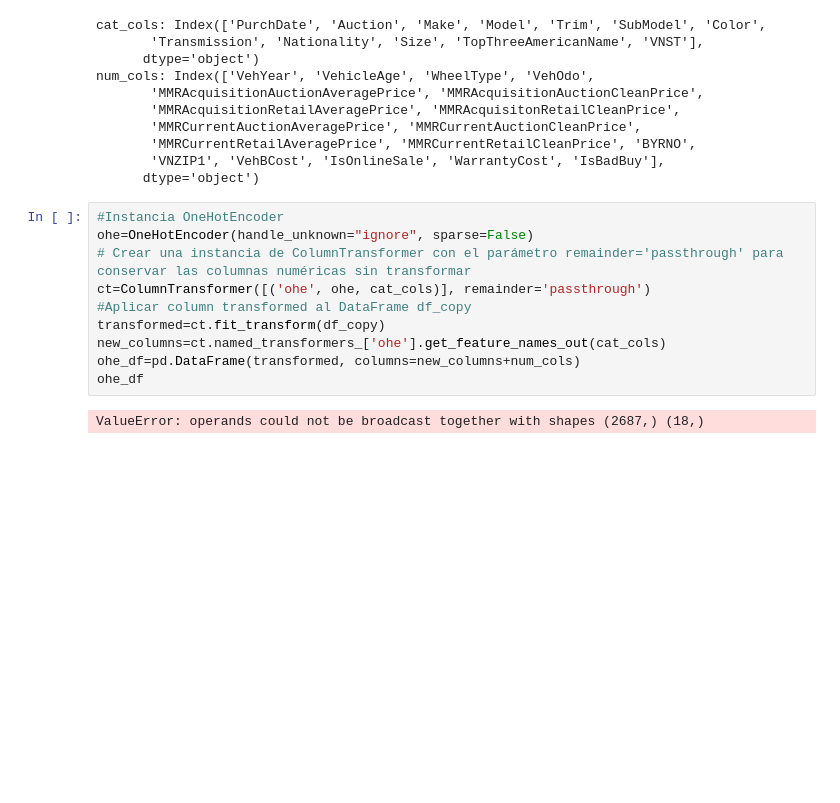
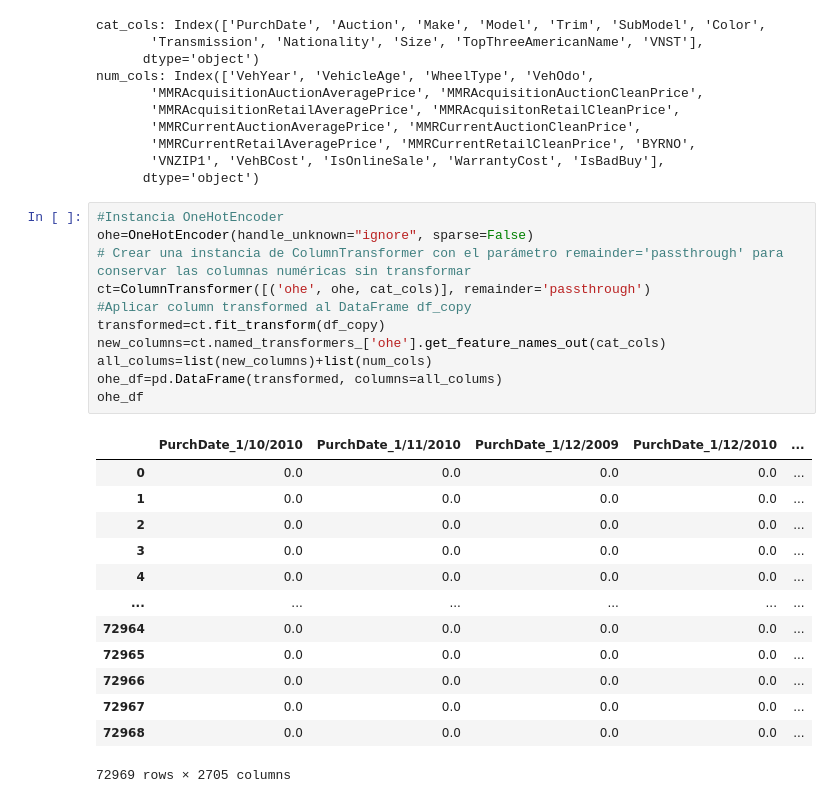
Before and after one commit to SantiagoDrckr/Carvana-Data-science, a Jupyter notebook: Carvana.ipynb, the cells around one changed output. Drawn from its saved outputs; the diff is of its cells as text; blank space fills up the shorter version.

```diff
--- a/Carvana.ipynb
+++ b/Carvana.ipynb
@@ -458,12 +458,25 @@ num_cols: Index(['VehYear', 'VehicleAge', 'WheelType', 'VehOdo',
 # %%
 #Instancia OneHotEncoder
 ohe=OneHotEncoder(handle_unknown="ignore", sparse=False)
 # Crear una instancia de ColumnTransformer con el parámetro remainder='passthrough' para conservar las columnas numéricas sin transformar
 ct=ColumnTransformer([('ohe', ohe, cat_cols)], remainder='passthrough')
 #Aplicar column transformed al DataFrame df_copy
 transformed=ct.fit_transform(df_copy)
 new_columns=ct.named_transformers_['ohe'].get_feature_names_out(cat_cols)
-ohe_df=pd.DataFrame(transformed, columns=new_columns+num_cols)
+all_colums=list(new_columns)+list(num_cols)
+ohe_df=pd.DataFrame(transformed, columns=all_colums)
 ohe_df
 # %% [output]
+|  | PurchDate_1/10/2010 | PurchDate_1/11/2010 | PurchDate_1/12/2009 | PurchDate_1/12/2010 | ... |
+| 0 | 0.0 | 0.0 | 0.0 | 0.0 | ... |
+| 1 | 0.0 | 0.0 | 0.0 | 0.0 | ... |
+| 2 | 0.0 | 0.0 | 0.0 | 0.0 | ... |
+| 3 | 0.0 | 0.0 | 0.0 | 0.0 | ... |
+| 4 | 0.0 | 0.0 | 0.0 | 0.0 | ... |
+| ... | ... | ... | ... | ... | ... |
+| 72964 | 0.0 | 0.0 | 0.0 | 0.0 | ... |
+| 72965 | 0.0 | 0.0 | 0.0 | 0.0 | ... |
+| 72966 | 0.0 | 0.0 | 0.0 | 0.0 | ... |
+| 72967 | 0.0 | 0.0 | 0.0 | 0.0 | ... |
+| 72968 | 0.0 | 0.0 | 0.0 | 0.0 | ... |
-ValueError: operands could not be broadcast together with shapes (2687,) (18,)
+72969 rows × 2705 columns
```
Also changed, not shown: parts of 8 cells of this notebook.
